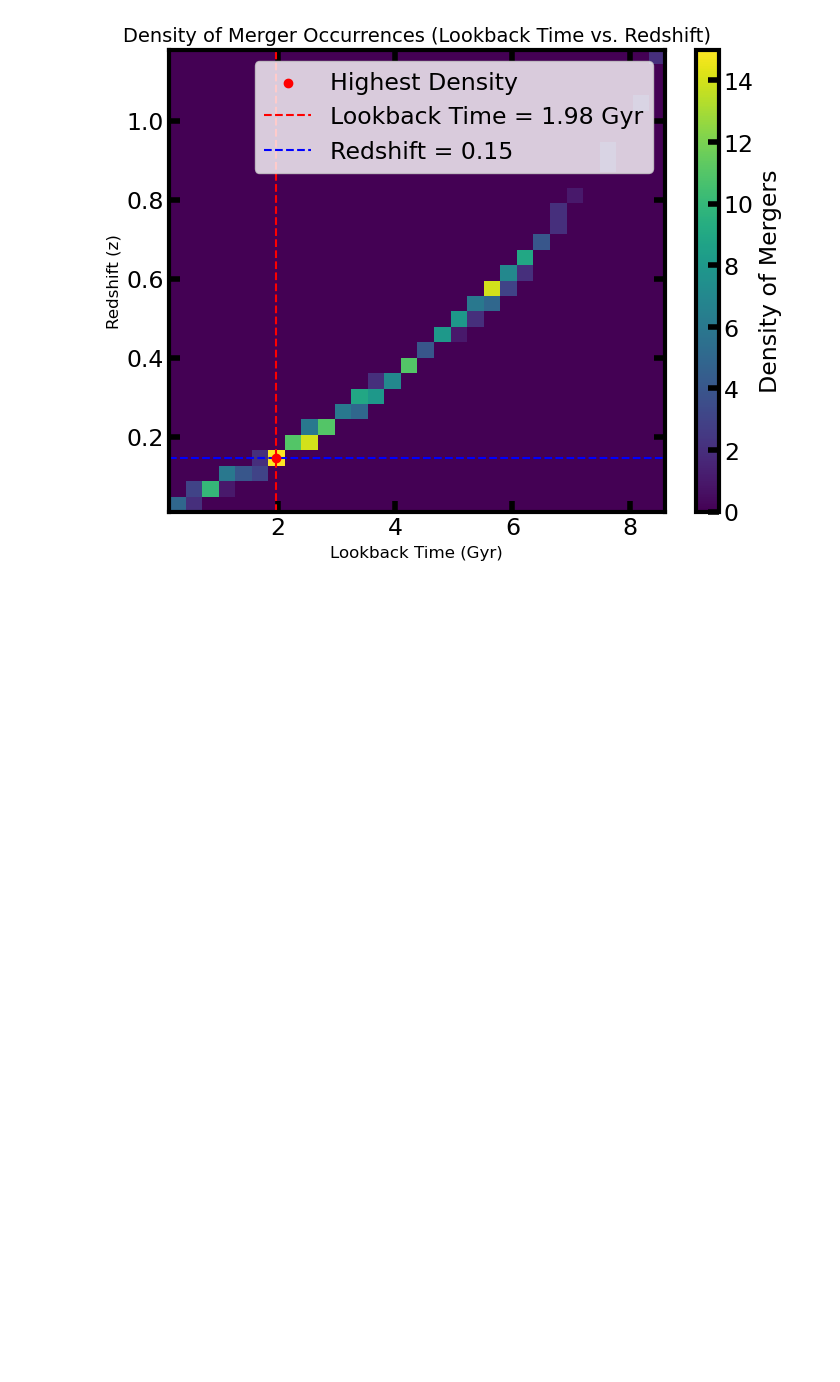
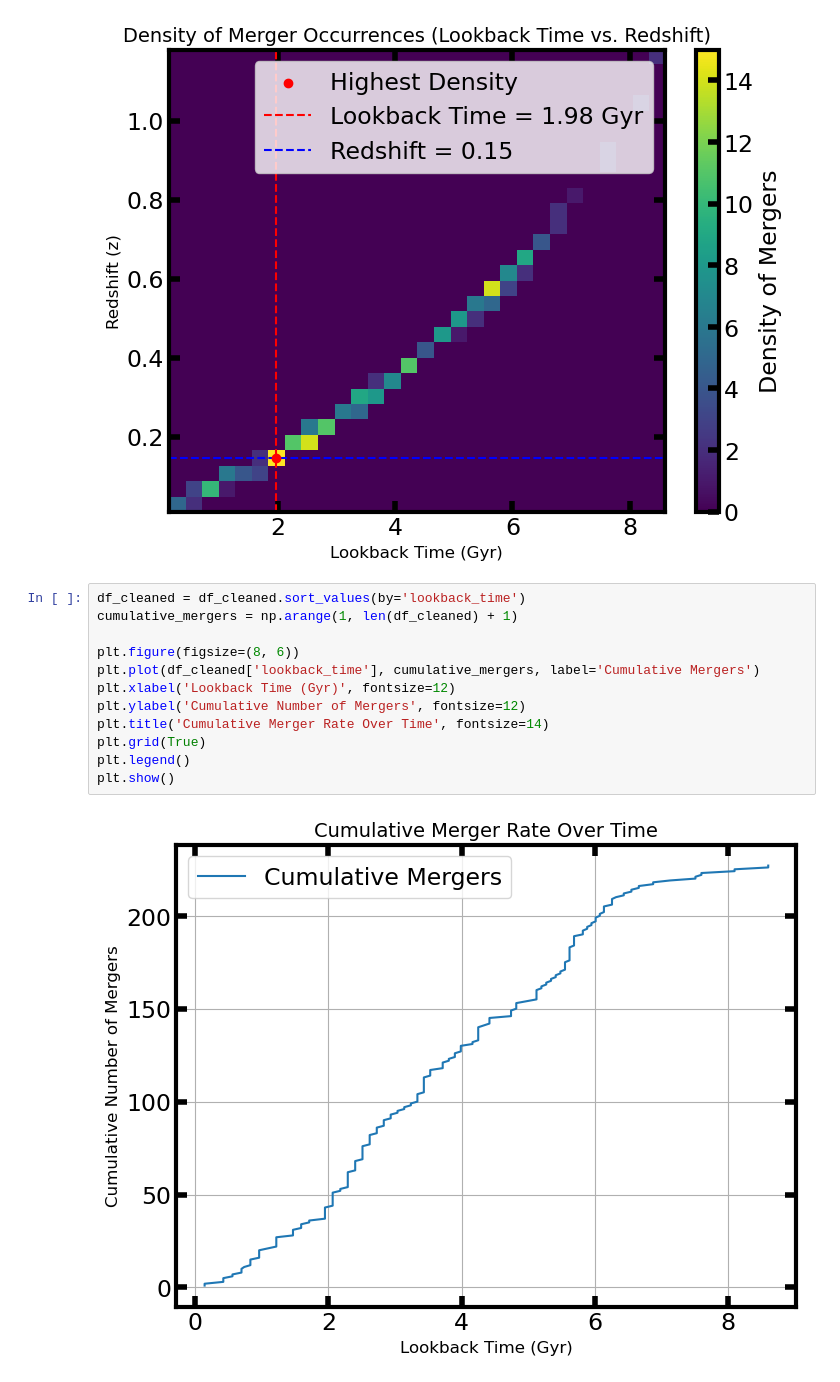
Before and after one commit to leighharwell/G-Waves, a Jupyter notebook: G-Waves.ipynb, the cells around one changed output. Cells and saved outputs as stored; diff of their text form; blank space fills up the shorter version.

```diff
--- a/G-Waves.ipynb
+++ b/G-Waves.ipynb
@@ -432,3 +432,17 @@ plt.grid(False)
 plt.show()
 # %% [output]
 [figure]
+# %%
+df_cleaned = df_cleaned.sort_values(by='lookback_time')
+cumulative_mergers = np.arange(1, len(df_cleaned) + 1)
+
+plt.figure(figsize=(8, 6))
+plt.plot(df_cleaned['lookback_time'], cumulative_mergers, label='Cumulative Mergers')
+plt.xlabel('Lookback Time (Gyr)', fontsize=12)
+plt.ylabel('Cumulative Number of Mergers', fontsize=12)
+plt.title('Cumulative Merger Rate Over Time', fontsize=14)
+plt.grid(True)
+plt.legend()
+plt.show()
+# %% [output]
+[figure, added]
```
Also changed, not shown: parts of 2 cells of this notebook.
